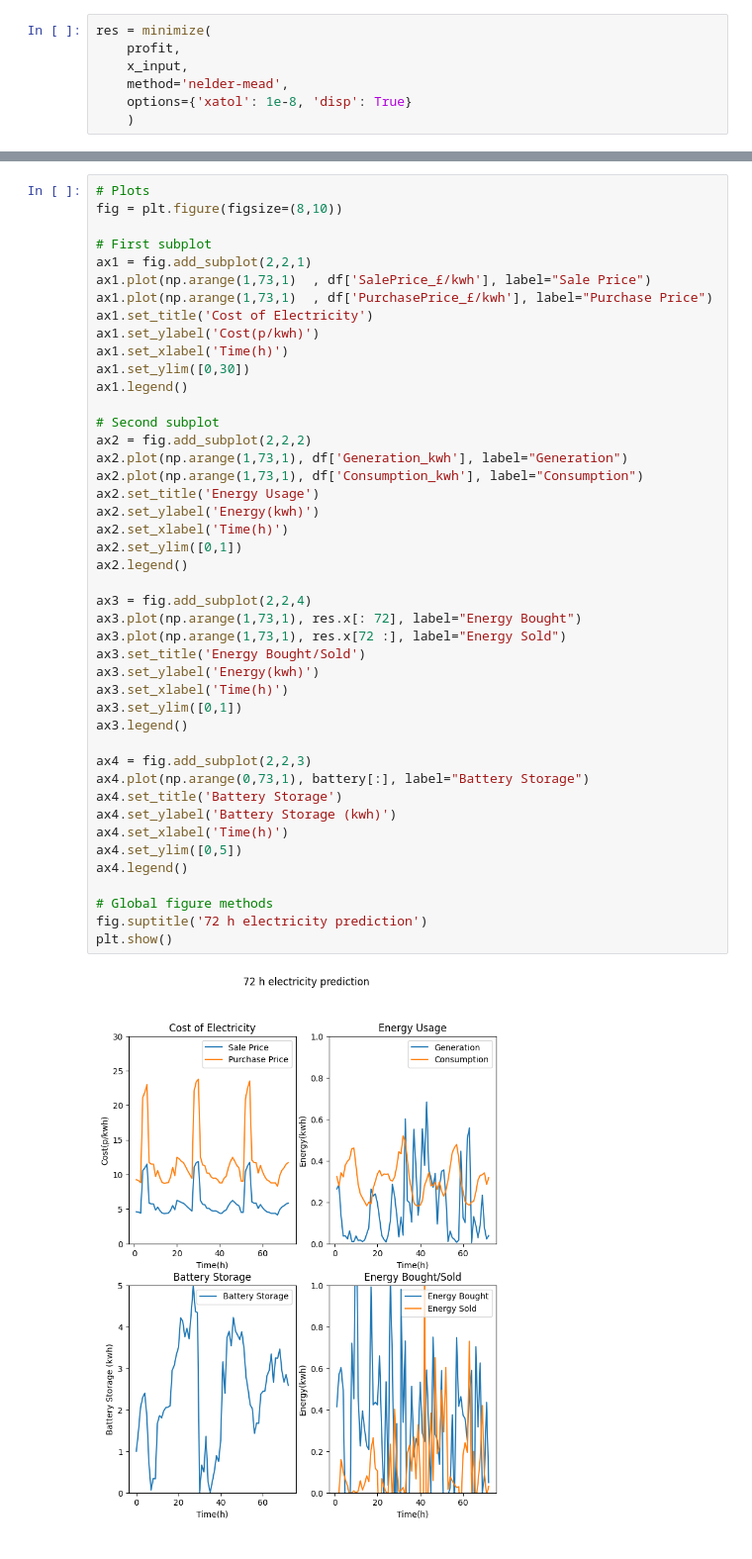
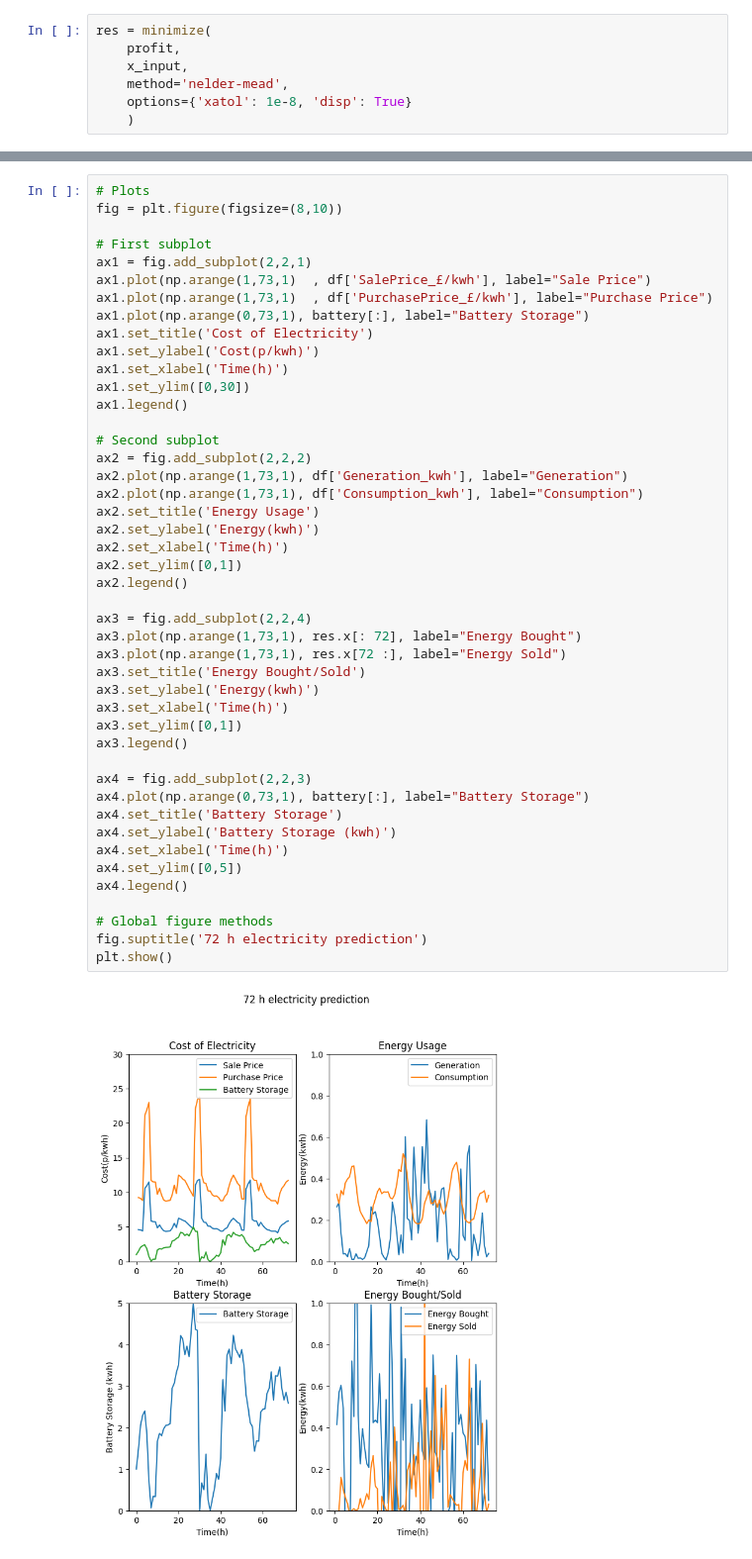
Before and after one commit to hramzan01/market, a Jupyter notebook: notebooks/opt_model_variable_inputs.ipynb, the cells around one changed output, grey strips where cells are left out. Shown at 99% size. Cells and saved outputs as stored; diff of their text form.

```diff
--- a/notebooks/opt_model_variable_inputs.ipynb
+++ b/notebooks/opt_model_variable_inputs.ipynb
@@ -405,6 +405,7 @@ fig = plt.figure(figsize=(8,10))
 ax1 = fig.add_subplot(2,2,1)
 ax1.plot(np.arange(1,73,1)  , df['SalePrice_£/kwh'], label="Sale Price")
 ax1.plot(np.arange(1,73,1)  , df['PurchasePrice_£/kwh'], label="Purchase Price")
+ax1.plot(np.arange(0,73,1), battery[:], label="Battery Storage")
 ax1.set_title('Cost of Electricity')
 ax1.set_ylabel('Cost(p/kwh)')
 ax1.set_xlabel('Time(h)')
@@ -415,31 +416,31 @@ ax1.legend()
 ax2 = fig.add_subplot(2,2,2)
 ax2.plot(np.arange(1,73,1), df['Generation_kwh'], label="Generation")
 ax2.plot(np.arange(1,73,1), df['Consumption_kwh'], label="Consumption")
 ax2.set_title('Energy Usage')
 ax2.set_ylabel('Energy(kwh)')
 ax2.set_xlabel('Time(h)')
 ax2.set_ylim([0,1])
 ax2.legend()
 
 ax3 = fig.add_subplot(2,2,4)
 ax3.plot(np.arange(1,73,1), res.x[: 72], label="Energy Bought")
 ax3.plot(np.arange(1,73,1), res.x[72 :], label="Energy Sold")
 ax3.set_title('Energy Bought/Sold')
 ax3.set_ylabel('Energy(kwh)')
 ax3.set_xlabel('Time(h)')
 ax3.set_ylim([0,1])
 ax3.legend()
 
 ax4 = fig.add_subplot(2,2,3)
 ax4.plot(np.arange(0,73,1), battery[:], label="Battery Storage")
 ax4.set_title('Battery Storage')
 ax4.set_ylabel('Battery Storage (kwh)')
 ax4.set_xlabel('Time(h)')
 ax4.set_ylim([0,5])
 ax4.legend()
 
 # Global figure methods
 fig.suptitle('72 h electricity prediction')
 plt.show()
 # %% [output]
-[figure, old version]
+[figure, new version]
```
Also changed, not shown: parts of 23 cells of this notebook, 1 other file.
